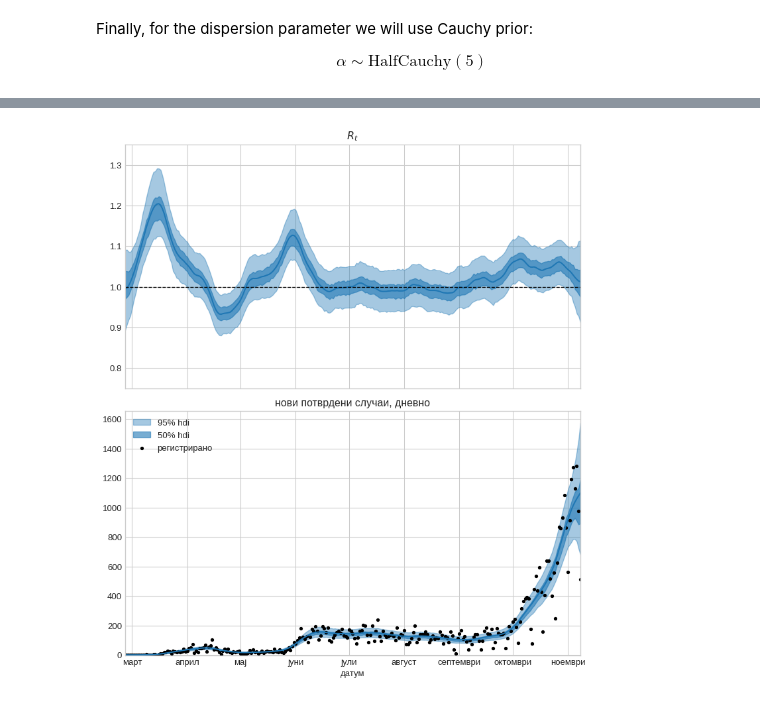
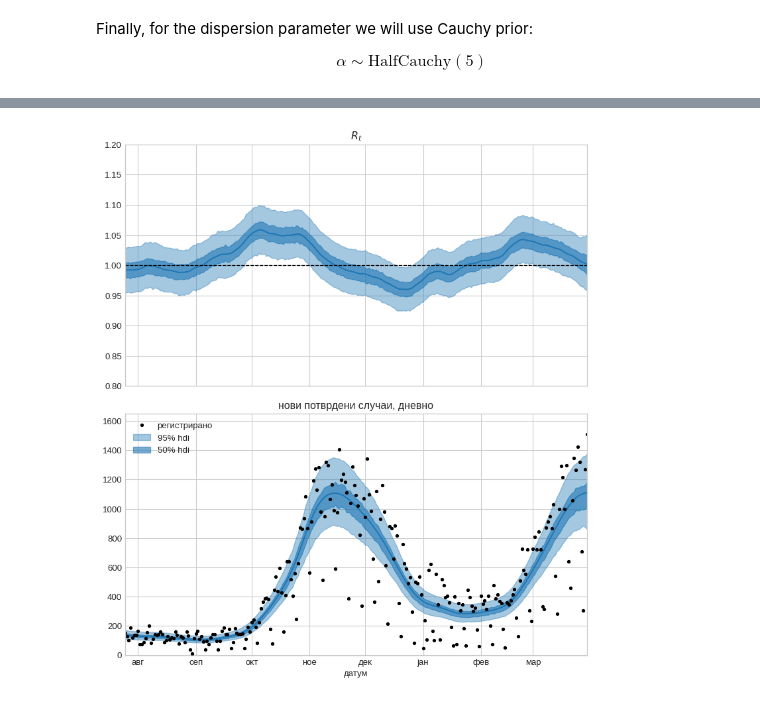
Before and after one commit to petrushev/bayesian-modeling, a Jupyter notebook: 07 covid19/simple-MK.ipynb, the cells around one changed output, grey strips where cells are left out. Saved outputs shown, nothing was run; the diff lists cells and outputs as text; code cells hidden in the pictures.

```diff
--- a/07 covid19/simple-MK.ipynb
+++ b/07 covid19/simple-MK.ipynb
@@ -75,7 +65,7 @@ $$ \alpha \sim \text{HalfCauchy}(5) $$
 with pm.Model() as model4:
     N = data.shape[0]
 
-    sigma = pm.Exponential('sigma', 1/0.04)
+    sigma = pm.Exponential('sigma', 1/0.05)
     logR = pm.GaussianRandomWalk(
         'logR',
         init=pm.Normal.dist(0, 1),
@@ -86,7 +76,7 @@ with pm.Model() as model4:
     mu = pm.Deterministic('mu', tt.exp(tt.cumsum(logR)))
 
     _alpha = pm.HalfCauchy('_alpha', 1)
-    alpha = _alpha * 7
+    alpha = _alpha * 5
     pm.NegativeBinomial(
         'obs', mu=mu, alpha=alpha,
         observed=data['cases.confirmed'].values)
@@ -96,7 +86,7 @@ with pm.Model() as model4:
         -1 + tt.log(2*R - 1) / logR
     )
 
-    trace4 = pm.sample(5000, tune=3000, chains=2, cores=2)
+    trace4 = pm.sample(7000, tune=2000, chains=2, cores=2)
 # %% [output]
 Auto-assigning NUTS sampler...
 Initializing NUTS using jitter+adapt_diag...
@@ -120,40 +111,42 @@ pm.summary(trace4, var_names=['_alpha', 'sigma'])
 locale.setlocale(6, 'mk_MK.UTF-8')
 
 fig, (ax1, ax2) = plt.subplots(2, 1, figsize=(8, 9), sharex=True)
-tmp = pm.hpd(trace4['R'] , hdi_prob=0.95)
+tmp = az.hdi(trace4['R'] , hdi_prob=0.95)
 tmp = pd.DataFrame(tmp, index=data['date'])
 tmp = tmp.assign(mean_ = trace4['R'].mean(axis=0))
 tmp.mean_.plot(ax=ax1)
 ax1.fill_between(tmp.index, tmp[0].values, tmp[1].values, alpha=.4, color='C0')
 
-tmp = pm.hpd(trace4['R'] , hdi_prob=0.5)
+tmp = az.hdi(trace4['R'] , hdi_prob=0.5)
 tmp = pd.DataFrame(tmp, index=data['date'])
 ax1.fill_between(tmp.index, tmp[0].values, tmp[1].values, alpha=.6, color='C0')
 
-
 ax1.axhline(1, linestyle='--', linewidth=1, color='k')
-ax1.set(title='$R_t$', xlabel='датум', ylim=(0.75, 1.35), xlim=(data.date.min(), None))
+ax1.set(title='$R_t$', xlabel='датум', ylim=(0.8, 1.2),
+        xlim=(data.iloc[150:-6].date.min(), data.iloc[150:-6].date.max()))
 
 
-tmp = pm.hpd(trace4['mu'], hdi_prob=0.95)
+tmp = az.hdi(trace4['mu'], hdi_prob=0.95)
 tmp = pd.DataFrame(tmp, index=data['date'])
 tmp = tmp.assign(mean_ = trace4['mu'].mean(axis=0))
 tmp.mean_.plot(label='')
 ax2.fill_between(tmp.index, tmp[0].values, tmp[1].values, alpha=.4, label='95% hdi', color='C0')
 
-tmp = pm.hpd(trace4['mu'], hdi_prob=0.50)
+tmp = az.hdi(trace4['mu'], hdi_prob=0.50)
 tmp = pd.DataFrame(tmp, index=data['date'])
 ax2.fill_between(tmp.index, tmp[0].values, tmp[1].values, alpha=.6, label='50% hdi', color='C0')
 
-ax2.scatter(tmp.index, data['cases.confirmed'], color='k', label='регистрирано', marker='.')
-ax2.set(title='нови потврдени случаи, дневно', xlabel='датум', ylim=(-1, None))
+ax2.plot(data['date'], data['cases.confirmed'],
+         color='k', label='регистрирано', marker='.', linewidth=0)
+ax2.set(title='нови потврдени случаи, дневно', xlabel='датум', ylim=(-1, None),
+        xlim=(data.iloc[150:-6].date.min(), data.iloc[150:-6].date.max()))
 
 ax2.legend(loc='upper left')
 ax2.xaxis.set_major_locator(mdates.MonthLocator())
-ax2.xaxis.set_major_formatter(mdates.DateFormatter('%B'))
+ax2.xaxis.set_major_formatter(mdates.DateFormatter('%b'))
 
 fig.tight_layout()
 fig.savefig('mk_daily_R.png')
 None
 # %% [output]
-[figure, old version]
+[figure, new version]
```
Also changed, not shown: parts of 12 cells of this notebook, 3 other files.
